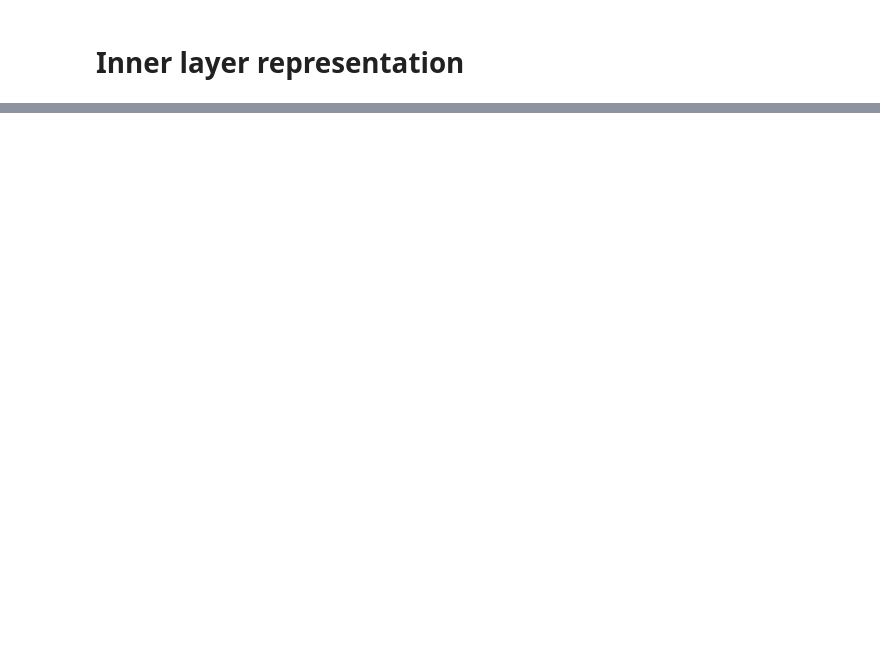
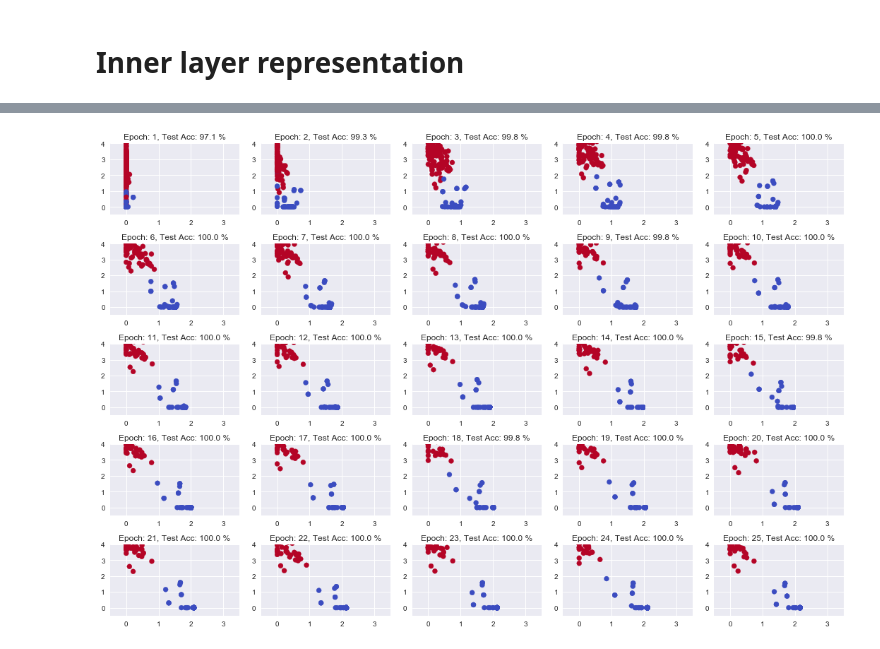
Before and after one commit to jgoodie/zero_to_deep_learning_udemy, a Jupyter notebook: course/GradientDescent_NumpyArraysCodeAlong.ipynb, the cells around one changed output, grey strips where cells are left out. Saved outputs shown, nothing was run; the diff lists cells and outputs as text; code cells hidden in the pictures; blank space fills up the shorter version.

```diff
--- a/course/GradientDescent_NumpyArraysCodeAlong.ipynb
+++ b/course/GradientDescent_NumpyArraysCodeAlong.ipynb
@@ -500,0 +604,27 @@ model
+# %%
+K.clear_session()
+model = Sequential()
+model.add(Dense(3, input_shape=(4,), activation='relu'))
+model.add(Dense(2, activation='relu'))
+model.add(Dense(1, activation='sigmoid'))
+model.compile(loss='binary_crossentropy',optimizer=RMSprop(lr=0.01),metrics=['accuracy'])
+# %%
+inp = model.layers[0].input
+out = model.layers[1].output
+features_function = K.function([inp], [out])
+
+plt.figure(figsize=(15,10))
+
+for i in range(1, 26):
+    plt.subplot(5, 5, i)
+    h = model.fit(X_train, y_train, batch_size=16, epochs=1, verbose=0)
+    test_accuracy = model.evaluate(X_test, y_test)[1]
+    features = features_function([X_test])[0]
+    plt.scatter(features[:, 0], features[:, 1], c=y_test, cmap='coolwarm')
+    plt.xlim(-0.5, 3.5)
+    plt.ylim(-0.5, 4.0)
+    plt.title('Epoch: {}, Test Acc: {:3.1f} %'.format(i, test_accuracy * 100.0))
+
+plt.tight_layout()
+# %% [output]
+[figure, added]
```
Also changed, not shown: parts of 68 cells of this notebook, 7 other files.
